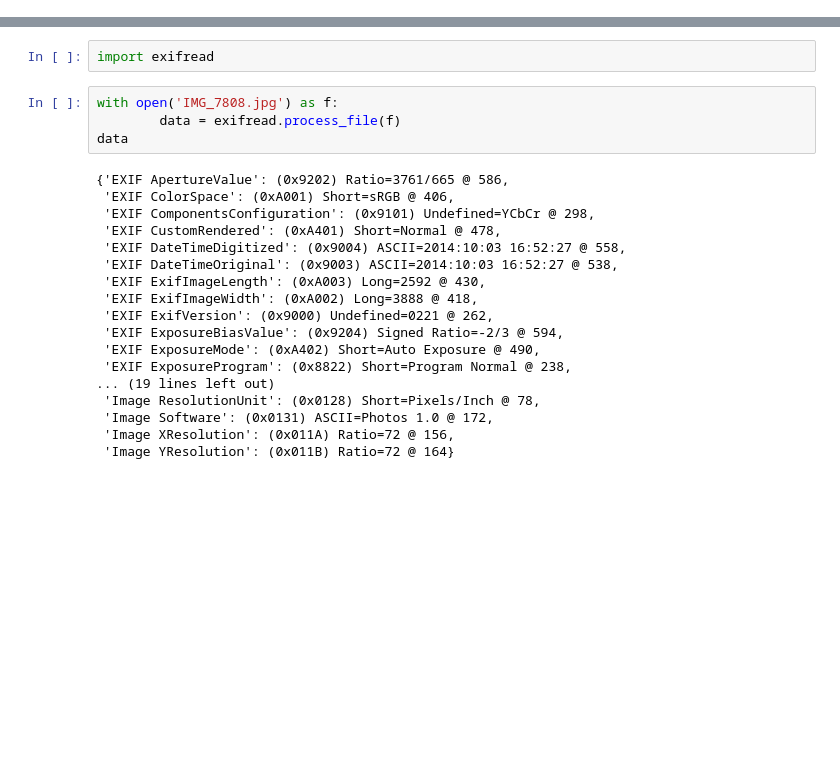
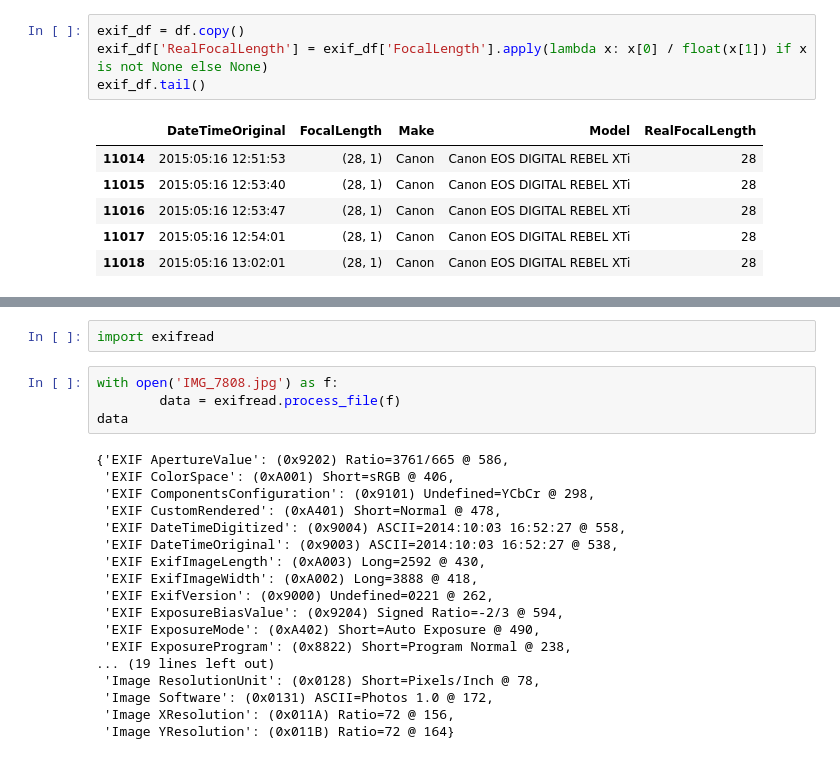
Before and after one commit to VaultHack/img-exif, a Jupyter notebook: img-exif.ipynb, the cells around one changed output, grey strips where cells are left out. Drawn from its saved outputs; the diff is of its cells as text; blank space fills up the shorter version.

```diff
--- a/img-exif.ipynb
+++ b/img-exif.ipynb
@@ -47,0 +24,11 @@ t[0] / float(t[1])
+# %%
+exif_df = df.copy()
+exif_df['RealFocalLength'] = exif_df['FocalLength'].apply(lambda x: x[0] / float(x[1]) if x is not None else None)
+exif_df.tail()
+# %% [output]
+|  | DateTimeOriginal | FocalLength | Make | Model | RealFocalLength |
+| 11014 | 2015:05:16 12:51:53 | (28, 1) | Canon | Canon EOS DIGITAL REBEL XTi | 28 |
+| 11015 | 2015:05:16 12:53:40 | (28, 1) | Canon | Canon EOS DIGITAL REBEL XTi | 28 |
+| 11016 | 2015:05:16 12:53:47 | (28, 1) | Canon | Canon EOS DIGITAL REBEL XTi | 28 |
+| 11017 | 2015:05:16 12:54:01 | (28, 1) | Canon | Canon EOS DIGITAL REBEL XTi | 28 |
+| 11018 | 2015:05:16 13:02:01 | (28, 1) | Canon | Canon EOS DIGITAL REBEL XTi | 28 |
```
Also changed, not shown: parts of 12 cells of this notebook, 1 other file.
